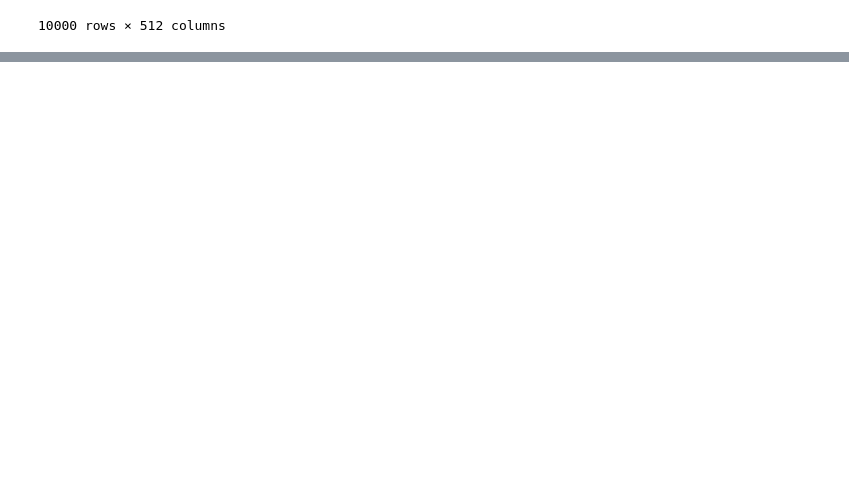
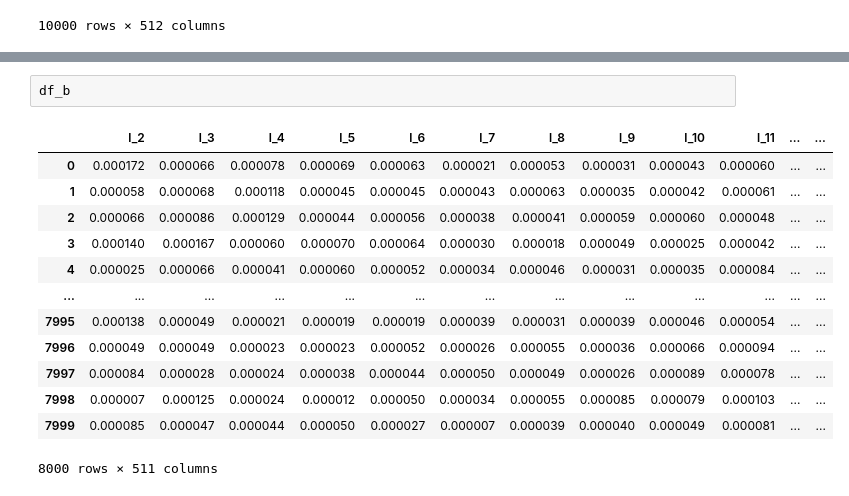
Before and after one commit to RenatodaCostaSantos/capacitacao, a Jupyter notebook: aeroespacial/notebooks/0_agrega_dados.ipynb, the cells around one changed output, grey strips where cells are left out. Saved outputs shown, nothing was run; the diff lists cells and outputs as text; blank space fills up the shorter version.

```diff
--- a/aeroespacial/notebooks/0_agrega_dados.ipynb
+++ b/aeroespacial/notebooks/0_agrega_dados.ipynb
@@ -659,0 +662,16 @@ final_b_test.to_csv('test_b_df', index=False)
+# %%
+df_b
+# %% [output]
+|  | l_2 | l_3 | l_4 | l_5 | l_6 | l_7 | l_8 | l_9 | l_10 | l_11 | ... | ... |
+| 0 | 0.000172 | 0.000066 | 0.000078 | 0.000069 | 0.000063 | 0.000021 | 0.000053 | 0.000031 | 0.000043 | 0.000060 | ... | ... |
+| 1 | 0.000058 | 0.000068 | 0.000118 | 0.000045 | 0.000045 | 0.000043 | 0.000063 | 0.000035 | 0.000042 | 0.000061 | ... | ... |
+| 2 | 0.000066 | 0.000086 | 0.000129 | 0.000044 | 0.000056 | 0.000038 | 0.000041 | 0.000059 | 0.000060 | 0.000048 | ... | ... |
+| 3 | 0.000140 | 0.000167 | 0.000060 | 0.000070 | 0.000064 | 0.000030 | 0.000018 | 0.000049 | 0.000025 | 0.000042 | ... | ... |
+| 4 | 0.000025 | 0.000066 | 0.000041 | 0.000060 | 0.000052 | 0.000034 | 0.000046 | 0.000031 | 0.000035 | 0.000084 | ... | ... |
+| ... | ... | ... | ... | ... | ... | ... | ... | ... | ... | ... | ... | ... |
+| 7995 | 0.000138 | 0.000049 | 0.000021 | 0.000019 | 0.000019 | 0.000039 | 0.000031 | 0.000039 | 0.000046 | 0.000054 | ... | ... |
+| 7996 | 0.000049 | 0.000049 | 0.000023 | 0.000023 | 0.000052 | 0.000026 | 0.000055 | 0.000036 | 0.000066 | 0.000094 | ... | ... |
+| 7997 | 0.000084 | 0.000028 | 0.000024 | 0.000038 | 0.000044 | 0.000050 | 0.000049 | 0.000026 | 0.000089 | 0.000078 | ... | ... |
+| 7998 | 0.000007 | 0.000125 | 0.000024 | 0.000012 | 0.000050 | 0.000034 | 0.000055 | 0.000085 | 0.000079 | 0.000103 | ... | ... |
+| 7999 | 0.000085 | 0.000047 | 0.000044 | 0.000050 | 0.000027 | 0.000007 | 0.000039 | 0.000040 | 0.000049 | 0.000081 | ... | ... |
+8000 rows × 511 columns
```
Also changed, not shown: parts of 24 cells of this notebook.
